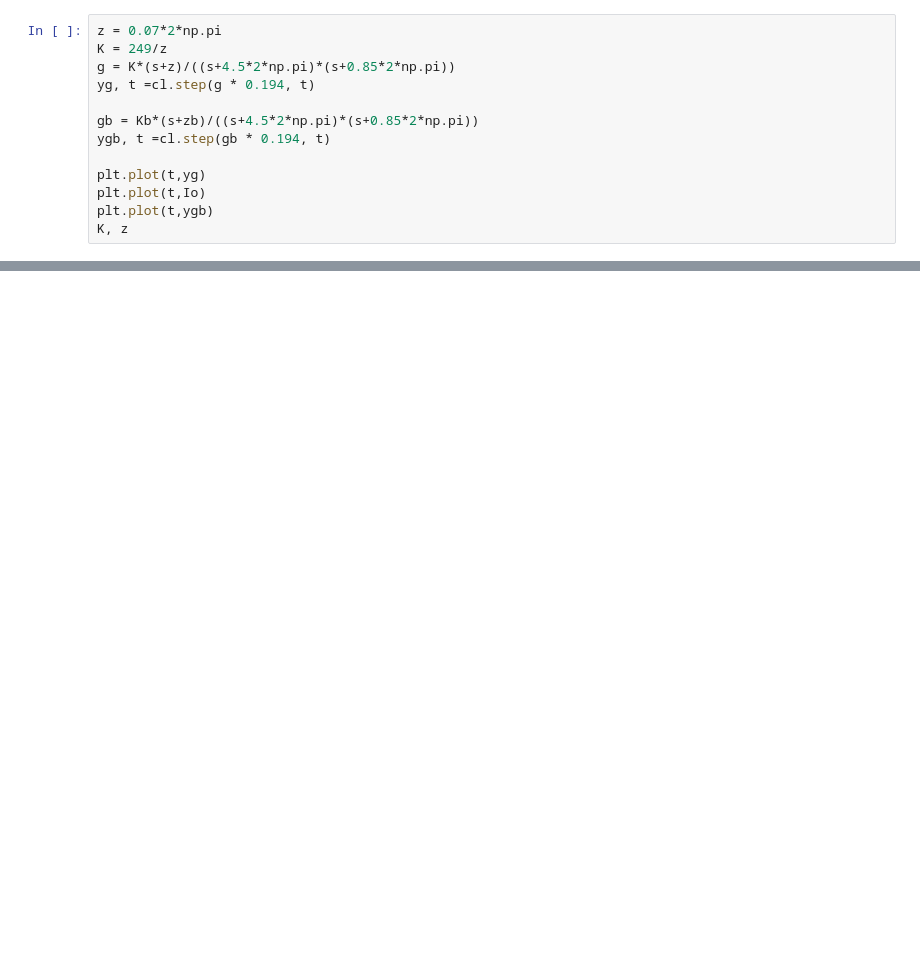
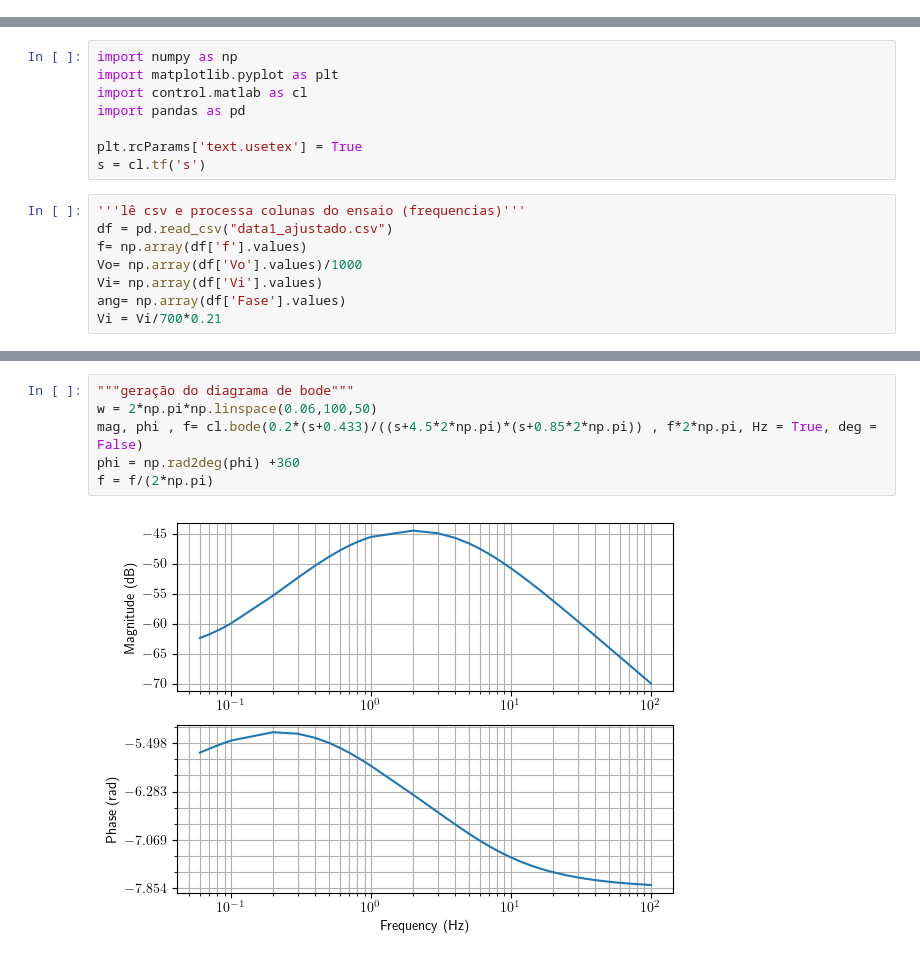
Before and after one commit to caioalrodrig/control_torqueDC, a Jupyter notebook: tcc.ipynb, the cells around one changed output, grey strips where cells are left out. Saved outputs shown, nothing was run; the diff lists cells and outputs as text; blank space fills up the shorter version.

Commit message:
process data generate imgs

```diff
--- a/tcc.ipynb
+++ b/tcc.ipynb
@@ -143,13 +0,0 @@ best_idx
-# %%
-z = 0.07*2*np.pi
-K = 249/z
-g = K*(s+z)/((s+4.5*2*np.pi)*(s+0.85*2*np.pi))
-yg, t =cl.step(g * 0.194, t)
-
-gb = Kb*(s+zb)/((s+4.5*2*np.pi)*(s+0.85*2*np.pi))
-ygb, t =cl.step(gb * 0.194, t)
-
-plt.plot(t,yg)
-plt.plot(t,Io)
-plt.plot(t,ygb)
-K, z
@@ -160,0 +6,16 @@ Kb,zb
+# %%
+import numpy as np
+import matplotlib.pyplot as plt
+import control.matlab as cl
+import pandas as pd
+
+plt.rcParams['text.usetex'] = True
+s = cl.tf('s')
+# %%
+'''lê csv e processa colunas do ensaio (frequencias)'''
+df = pd.read_csv("data1_ajustado.csv")
+f= np.array(df['f'].values)
+Vo= np.array(df['Vo'].values)/1000
+Vi= np.array(df['Vi'].values)
+ang= np.array(df['Fase'].values)
+Vi = Vi/700*0.21
@@ -160,0 +36,8 @@ Kb,zb
+# %%
+"""geração do diagrama de bode"""
+w = 2*np.pi*np.linspace(0.06,100,50)
+mag, phi , f= cl.bode(0.2*(s+0.433)/((s+4.5*2*np.pi)*(s+0.85*2*np.pi)) , f*2*np.pi, Hz = True, deg = False)
+phi = np.rad2deg(phi) +360
+f = f/(2*np.pi)
+# %% [output]
+[figure, added]
```
Also changed, not shown: parts of 22 cells of this notebook.
